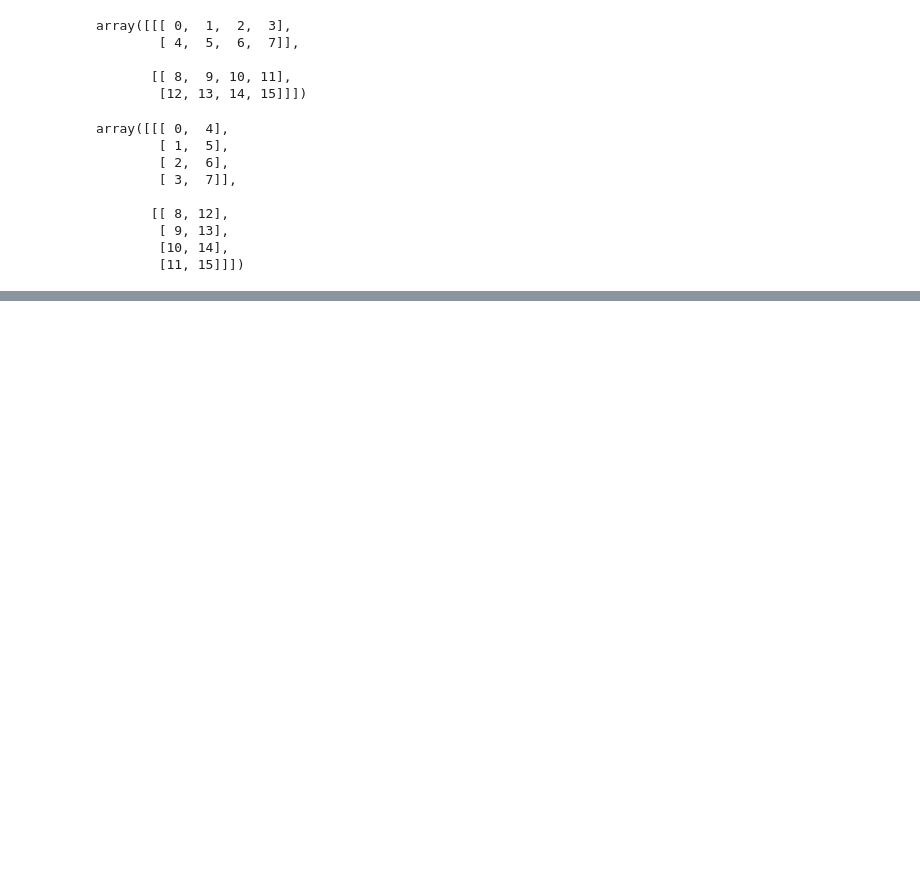
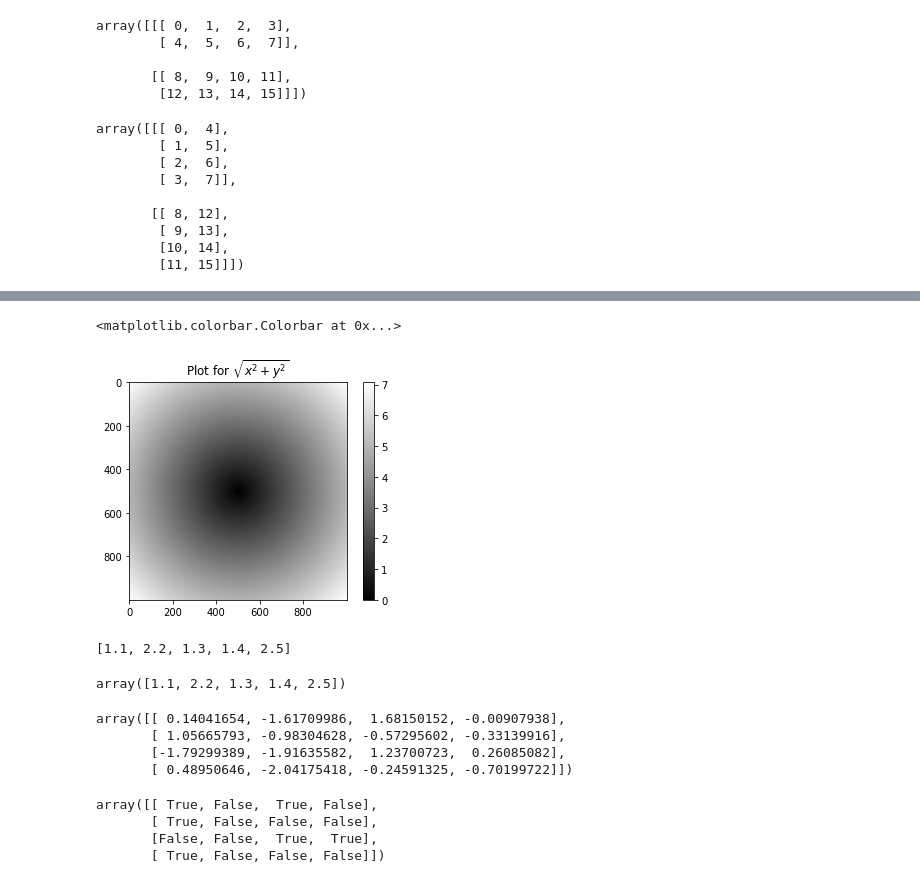
Before and after one commit to bartezz32/pandas-anaconda, a Jupyter notebook: chapter4/Arrays_and_Vectors.ipynb, the cells around one changed output, grey strips where cells are left out. Saved outputs shown, nothing was run; the diff lists cells and outputs as text; code cells hidden in the pictures; blank space fills up the shorter version.

```diff
--- a/chapter4/Arrays_and_Vectors.ipynb
+++ b/chapter4/Arrays_and_Vectors.ipynb
@@ -518,0 +589,4 @@ array([[[ 0,  4],
+# %%
+points = np.arange(-5, 5, 0.01)
+xs, ys = np.meshgrid(points, points)
+ys
@@ -518,0 +601,3 @@ array([[[ 0,  4],
+# %%
+z = np.sqrt(xs **2+ ys ** 2)
+z
@@ -518,0 +620,7 @@ array([[[ 0,  4],
+# %%
+plt.title("Plot for $\sqrt{x^2+y^2}$")
+plt.imshow(z, cmap=plt.cm.gray)
+plt.colorbar()
+# %% [output]
+<matplotlib.colorbar.Colorbar at 0x...>
+[figure, added]
@@ -518,0 +631,26 @@ array([[[ 0,  4],
+# %%
+result = [(x if c else y)
+         for x, y, c in zip(xarr, yarr, cond)]
+result
+# %% [output]
+[1.1, 2.2, 1.3, 1.4, 2.5]
+# %%
+result = np.where(cond, xarr, yarr)
+result
+# %% [output]
+array([1.1, 2.2, 1.3, 1.4, 2.5])
+# %%
+arr = np.random.randn(4, 4)
+arr
+# %% [output]
+array([[ 0.14041654, -1.61709986,  1.68150152, -0.00907938],
+       [ 1.05665793, -0.98304628, -0.57295602, -0.33139916],
+       [-1.79299389, -1.91635582,  1.23700723,  0.26085082],
+       [ 0.48950646, -2.04175418, -0.24591325, -0.70199722]])
+# %%
+arr > 0
+# %% [output]
+array([[ True, False,  True, False],
+       [ True, False, False, False],
+       [False, False,  True,  True],
+       [ True, False, False, False]])
```
Also changed, not shown: parts of 82 cells of this notebook.
